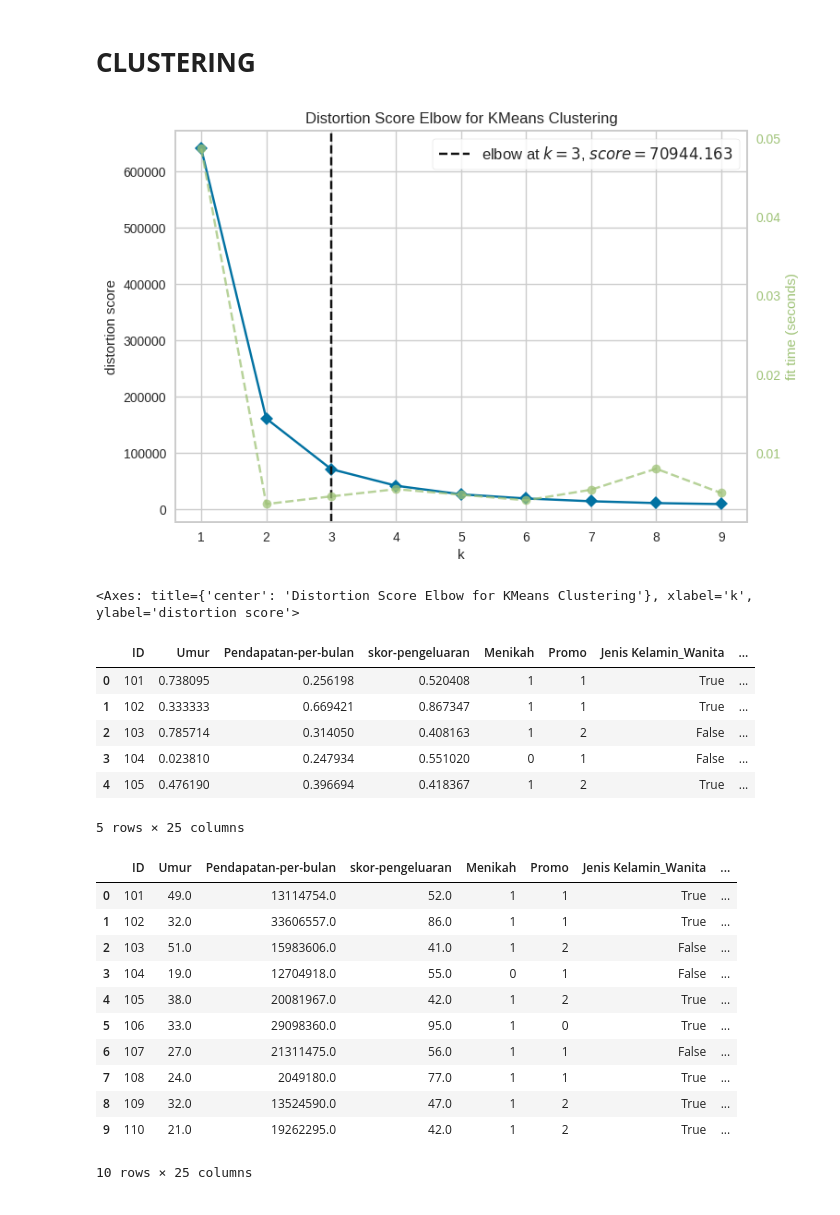
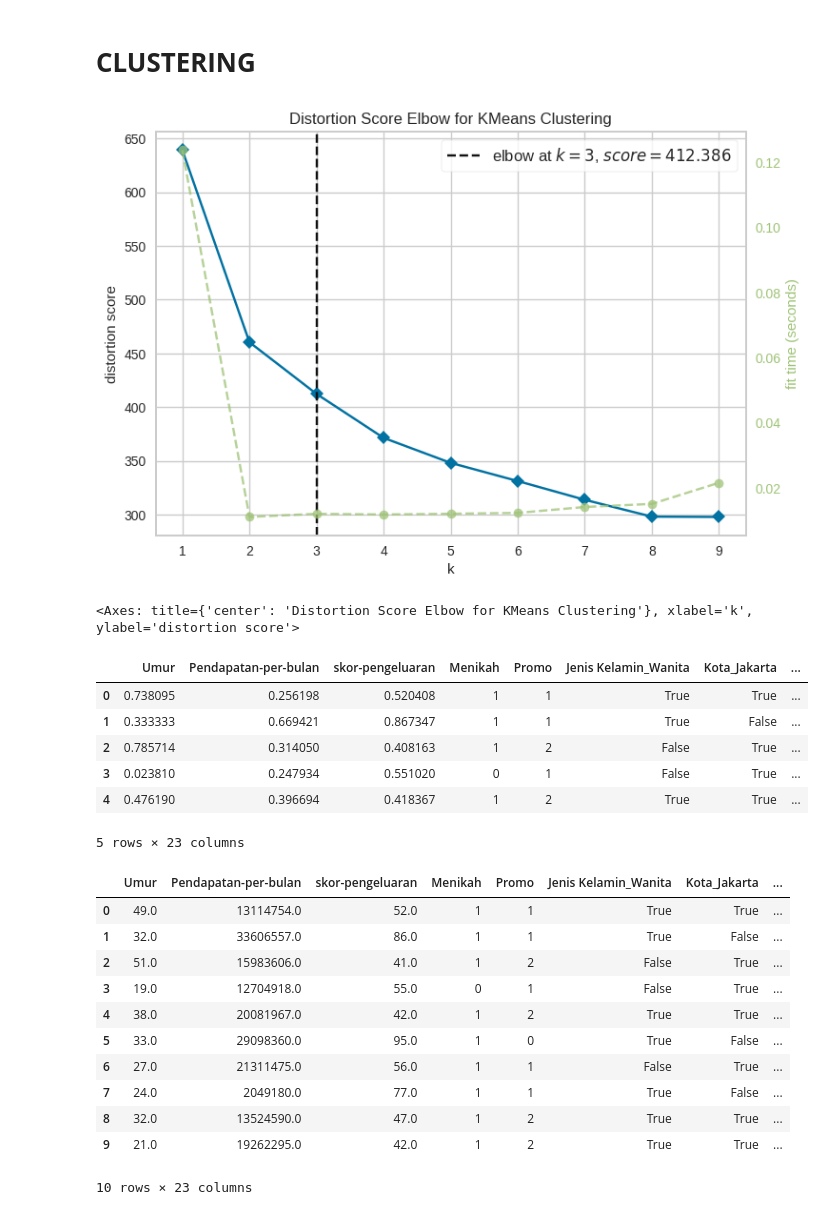
Before and after one commit to sahrul3114/Case-Study-Clustering-Analysis-Association-Rule, a Jupyter notebook: CP_02_Data_Mining_Kelompok_I.ipynb, the cells around one changed output. Cells and saved outputs as stored; diff of their text form; code cells hidden in the pictures.

Commit message:
Inverse

```diff
--- a/CP_02_Data_Mining_Kelompok_I.ipynb
+++ b/CP_02_Data_Mining_Kelompok_I.ipynb
@@ -491,0 +496,2 @@ array([13114754, 33606557, 15983606, 12704918, 20081967, 29098360,
+# %%
+df = df[df['FavFlavor'] != 9]
@@ -492,3 +502,5 @@ array([13114754, 33606557, 15983606, 12704918, 20081967, 29098360,
 # %% [markdown]
 ## **2. Scalling**
+# %%
+df_model = df.drop(columns='ID')
 # %%
@@ -508,5 +520,5 @@ from sklearn.preprocessing import MinMaxScaler
 
 scaler = MinMaxScaler()
 
-df[Kolom_Numerik] = scaler.fit_transform(df[Kolom_Numerik])
+df_model[Kolom_Numerik] = scaler.fit_transform(df_model[Kolom_Numerik])
 # %%
@@ -532,3 +543,3 @@ memory usage: 16.9+ KB
 # %%
 Kolom_Kategori = ['Jenis Kelamin', 'Kota', 'HariFav', 'FavFlavor']
-df = pd.get_dummies(df, columns=Kolom_Kategori, drop_first=True)
+df_model = pd.get_dummies(df_model, columns=Kolom_Kategori, drop_first=True)
@@ -553,62 +564,61 @@ df
 # %%
 from yellowbrick.cluster import KElbowVisualizer
 from sklearn.cluster import KMeans
 
 # Melakukan visualisasi Elbow Method menggunakan KElbowVisualizer()
 # Inisialisasi model KMeans tanpa parameter awal
 kmeans = KMeans()
 
 # Inisialisasi visualizer KElbow untuk menentukan jumlah cluster optimal
 visualizer = KElbowVisualizer(kmeans, k=(1, 10))
 
 # Fit visualizer dengan data untuk menemukan jumlah cluster optimal
-visualizer.fit(df)
+visualizer.fit(df_model)
 
 # Menampilkan grafik elbow untuk analisis
 visualizer.show()
 # %% [output]
-[figure, old version]
+[figure, new version]
 <Axes: title={'center': 'Distortion Score Elbow for KMeans Clustering'}, xlabel='k', ylabel='distortion score'>
 # %%
 from sklearn.cluster import KMeans
 
 # Inisialisasi dan melatih model KMeans dengan jumlah cluster = 3
 kmeans = KMeans(n_clusters=3, init='k-means++', random_state=42)
-kmeans.fit(df)
+kmeans.fit(df_model)
 
 # Mendapatkan label cluster
 labels = kmeans.labels_
 
 # Menambahkan hasil cluster ke dataframe
-df['Cluster'] = labels
+df_model['Cluster'] = labels
 
 # Menampilkan 5 data teratas
-df.head()
+df_model.head()
 # %% [output]
-|  | ID | Umur | Pendapatan-per-bulan | skor-pengeluaran | Menikah | Promo | Jenis Kelamin_Wanita | ... |
-| 0 | 101 | 0.738095 | 0.256198 | 0.520408 | 1 | 1 | True | ... |
-| 1 | 102 | 0.333333 | 0.669421 | 0.867347 | 1 | 1 | True | ... |
-| 2 | 103 | 0.785714 | 0.314050 | 0.408163 | 1 | 2 | False | ... |
-| 3 | 104 | 0.023810 | 0.247934 | 0.551020 | 0 | 1 | False | ... |
-| 4 | 105 | 0.476190 | 0.396694 | 0.418367 | 1 | 2 | True | ... |
+|  | Umur | Pendapatan-per-bulan | skor-pengeluaran | Menikah | Promo | Jenis Kelamin_Wanita | Kota_Jakarta | ... |
+| 0 | 0.738095 | 0.256198 | 0.520408 | 1 | 1 | True | True | ... |
+| 1 | 0.333333 | 0.669421 | 0.867347 | 1 | 1 | True | False | ... |
+| 2 | 0.785714 | 0.314050 | 0.408163 | 1 | 2 | False | True | ... |
+| 3 | 0.023810 | 0.247934 | 0.551020 | 0 | 1 | False | True | ... |
+| 4 | 0.476190 | 0.396694 | 0.418367 | 1 | 2 | True | True | ... |
-5 rows × 25 columns
+5 rows × 23 columns
 # %%
 # Balikan ke skala asli
-df_inverse = df.copy()
+df_inverse = df_model.copy()
 df_inverse[Kolom_Numerik] = scaler.inverse_transform(df_inverse[Kolom_Numerik])
 
-
 df_inverse.head(10)
 # %% [output]
-|  | ID | Umur | Pendapatan-per-bulan | skor-pengeluaran | Menikah | Promo | Jenis Kelamin_Wanita | ... |
-| 0 | 101 | 49.0 | 13114754.0 | 52.0 | 1 | 1 | True | ... |
-| 1 | 102 | 32.0 | 33606557.0 | 86.0 | 1 | 1 | True | ... |
-| 2 | 103 | 51.0 | 15983606.0 | 41.0 | 1 | 2 | False | ... |
-| 3 | 104 | 19.0 | 12704918.0 | 55.0 | 0 | 1 | False | ... |
-| 4 | 105 | 38.0 | 20081967.0 | 42.0 | 1 | 2 | True | ... |
-| 5 | 106 | 33.0 | 29098360.0 | 95.0 | 1 | 0 | True | ... |
-| 6 | 107 | 27.0 | 21311475.0 | 56.0 | 1 | 1 | False | ... |
-| 7 | 108 | 24.0 | 2049180.0 | 77.0 | 1 | 1 | True | ... |
-| 8 | 109 | 32.0 | 13524590.0 | 47.0 | 1 | 2 | True | ... |
-| 9 | 110 | 21.0 | 19262295.0 | 42.0 | 1 | 2 | True | ... |
+|  | Umur | Pendapatan-per-bulan | skor-pengeluaran | Menikah | Promo | Jenis Kelamin_Wanita | Kota_Jakarta | ... |
+| 0 | 49.0 | 13114754.0 | 52.0 | 1 | 1 | True | True | ... |
+| 1 | 32.0 | 33606557.0 | 86.0 | 1 | 1 | True | False | ... |
+| 2 | 51.0 | 15983606.0 | 41.0 | 1 | 2 | False | True | ... |
+| 3 | 19.0 | 12704918.0 | 55.0 | 0 | 1 | False | True | ... |
+| 4 | 38.0 | 20081967.0 | 42.0 | 1 | 2 | True | True | ... |
+| 5 | 33.0 | 29098360.0 | 95.0 | 1 | 0 | True | False | ... |
+| 6 | 27.0 | 21311475.0 | 56.0 | 1 | 1 | False | True | ... |
+| 7 | 24.0 | 2049180.0 | 77.0 | 1 | 1 | True | False | ... |
+| 8 | 32.0 | 13524590.0 | 47.0 | 1 | 2 | True | True | ... |
+| 9 | 21.0 | 19262295.0 | 42.0 | 1 | 2 | True | True | ... |
-10 rows × 25 columns
+10 rows × 23 columns
```
Also changed, not shown: parts of 17 cells of this notebook.
